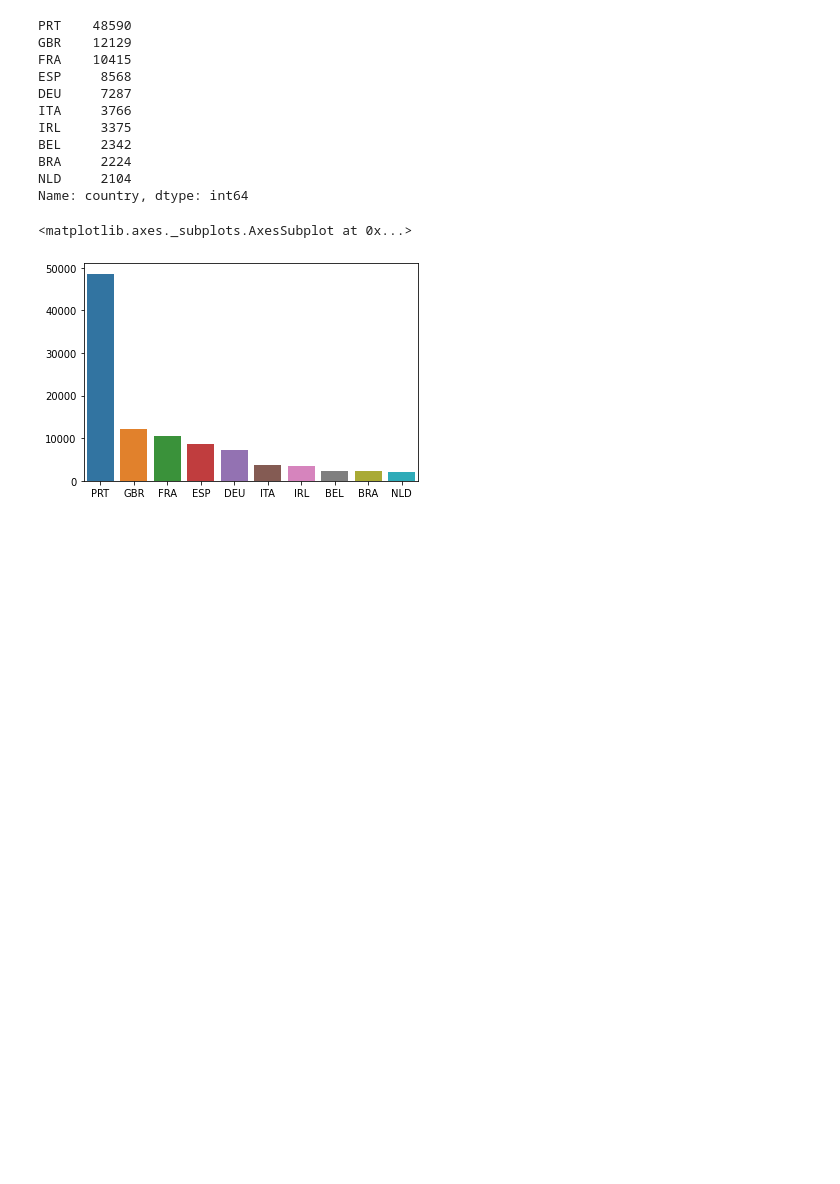
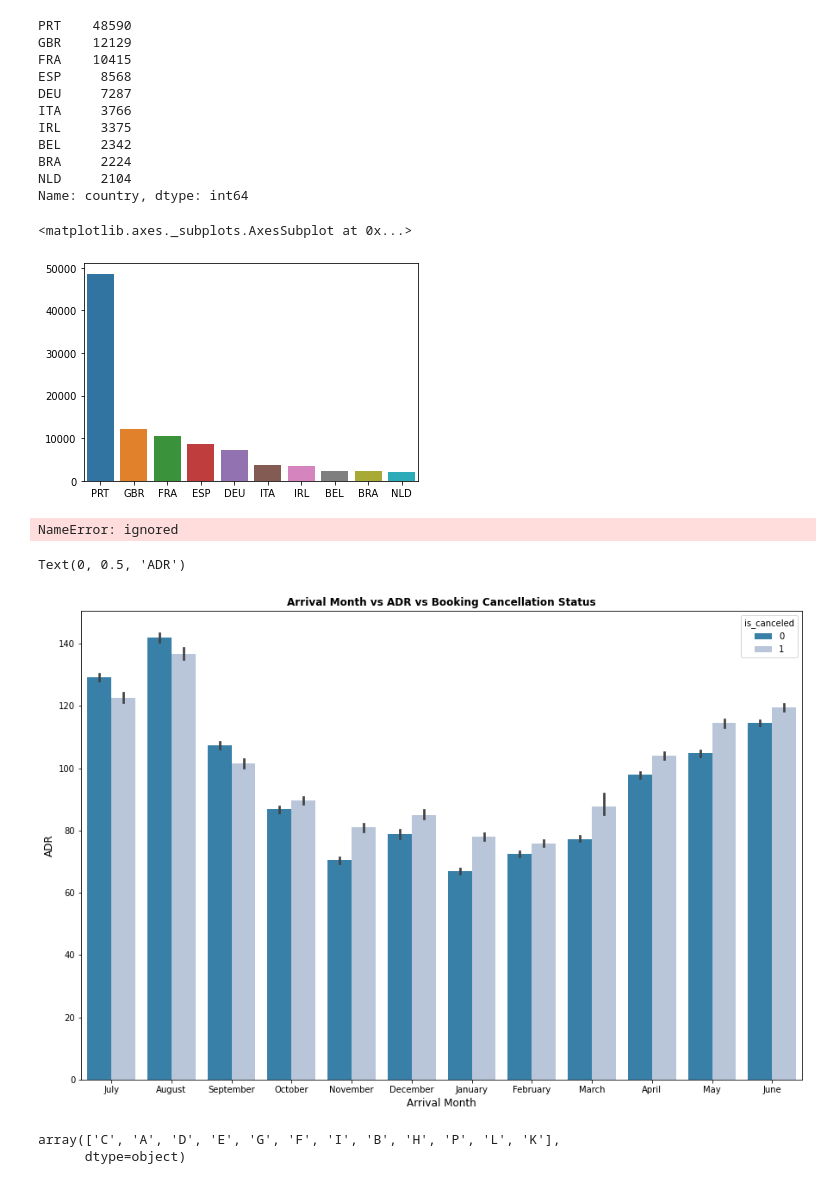
Before and after one commit to UjjwalSharma26/Capstone_EDA, a Jupyter notebook: Ujjwal's_Hotel_Booking_Analysis_Capstone_Project.ipynb, the cells around one changed output. Saved outputs shown, nothing was run; the diff lists cells and outputs as text; code cells hidden in the pictures; blank space fills up the shorter version.

```diff
--- a/Ujjwal's_Hotel_Booking_Analysis_Capstone_Project.ipynb
+++ b/Ujjwal's_Hotel_Booking_Analysis_Capstone_Project.ipynb
@@ -20,7 +21,7 @@ drive.mount('/content/drive')
 Drive already mounted at /content/drive; to attempt to forcibly remount, call drive.mount("/content/drive", force_remount=True).
 # %%
 #uploading a csv file
-hotel_booking = pd.read_csv("/content/drive/MyDrive/EDA Hotel booking/Copy of Hotel Bookings.csv")
+hotel_booking = pd.read_csv("/content/drive/MyDrive/capstone project/Hotel Bookings.csv")
 # %%
 #to see column names in a data
 hotel_booking.head(10).T
@@ -95,5 +96,6 @@ reservation_status                     0
 reservation_status_date                0
 dtype: int64
 # %%
+#replacing all NaN values in 'children' with 0 and 'country' with xyz
 hotel_booking['children'].fillna(0,inplace=True)
-hotel_booking['country'].fillna('XYZ',inplace=True)
+hotel_booking['country'].fillna('xyz',inplace=True)
@@ -148,3 +151,26 @@ sns.barplot(y=list(hotel_booking.country.value_counts().head (10)),x= list(hotel
 [figure]
 # %%
 #Which Month is the Most Occupied with Bookings at the Hotel?
+arrival_date_month.plot(kind=Bar)
+
+plt.xlabel("Months")
+plt.ylabel("count")
+plt.title("Months Most Occupied")
+plt.show()
+# %% [output]
+NameError: ignored
+# %%
+hotel_booking['adr'] = hotel_booking['adr'].astype(float)
+plt.figure(figsize=(15,10))
+sns.barplot(x='arrival_date_month', y='adr', hue='is_canceled', dodge=True, palette= 'PuBu_r', data=hotel_booking)
+plt.title('Arrival Month vs ADR vs Booking Cancellation Status', weight='bold')
+plt.xlabel('Arrival Month', fontsize=12)
+plt.ylabel('ADR', fontsize=12)
+# %% [output]
+Text(0, 0.5, 'ADR')
+[figure, added]
+# %%
+hotel_booking['assigned_room_type'].unique()
+# %% [output]
+array(['C', 'A', 'D', 'E', 'G', 'F', 'I', 'B', 'H', 'P', 'L', 'K'],
+      dtype=object)
```
Also changed, not shown: parts of 7 cells of this notebook.
